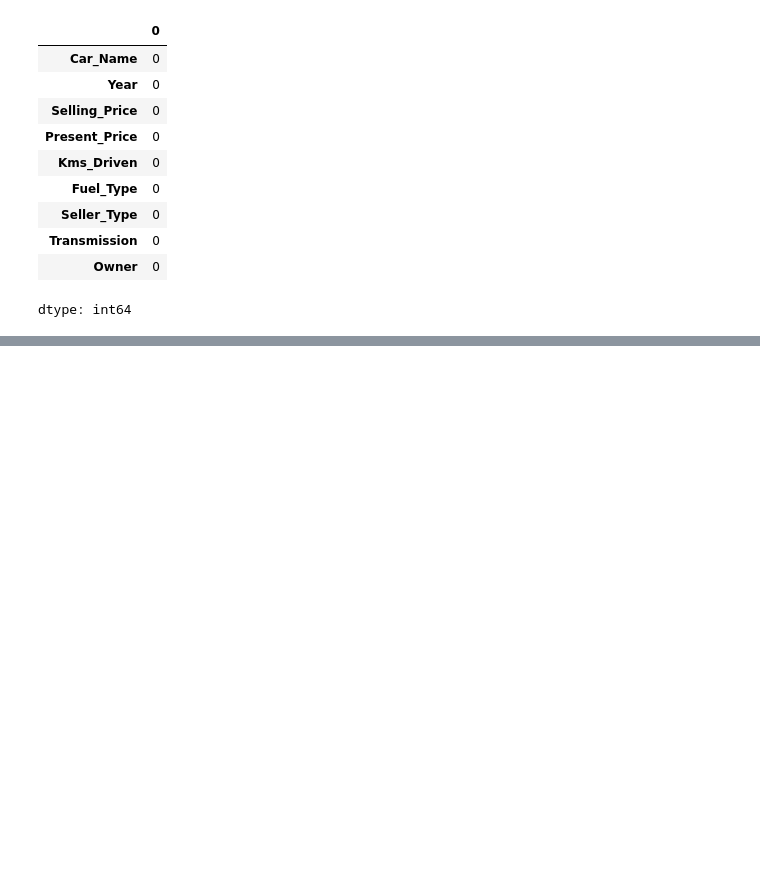
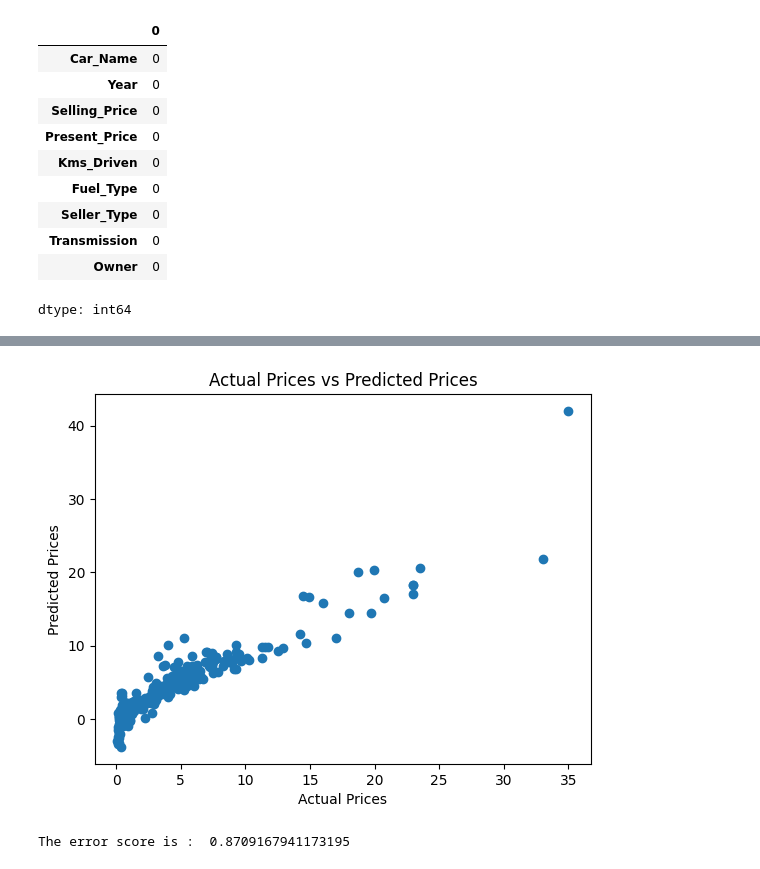
Before and after one commit to oduoranto/Machine-Learning, a Jupyter notebook: CarPricePrediction_pynb.ipynb, the cells around one changed output, grey strips where cells are left out. Cells and saved outputs as stored; diff of their text form; code cells hidden in the pictures; blank space fills up the shorter version.

```diff
--- a/CarPricePrediction_pynb.ipynb
+++ b/CarPricePrediction_pynb.ipynb
@@ -48,0 +201,8 @@ dtype: int64
+# %%
+plt.scatter(Y_train, training_data_prediction)
+plt.xlabel("Actual Prices")
+plt.ylabel("Predicted Prices")
+plt.title("Actual Prices vs Predicted Prices")
+plt.show()
+# %% [output]
+[figure, added]
@@ -48,0 +211,5 @@ dtype: int64
+# %%
+error_score = metrics.r2_score(Y_test, test_data_prediction)
+print("The error score is : ", error_score)
+# %% [output]
+The error score is :  0.8709167941173195
```
Also changed, not shown: parts of 32 cells of this notebook.
